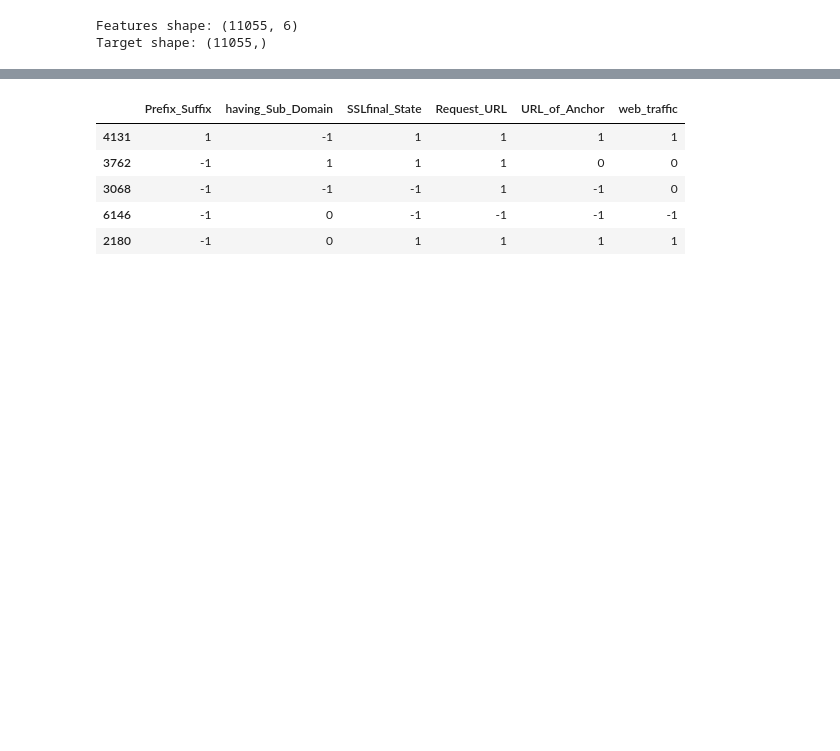
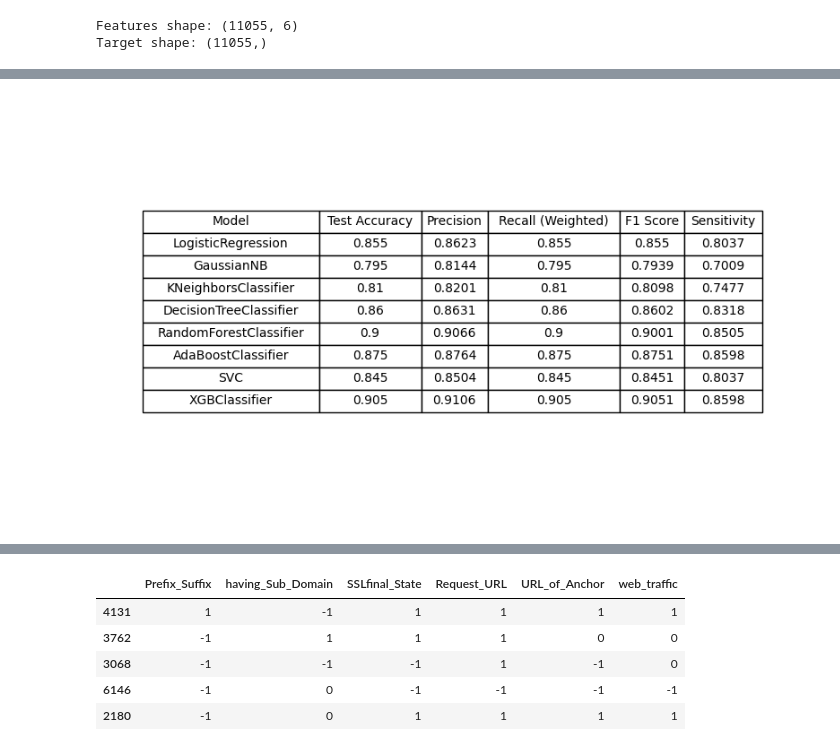
Before and after one commit to Vanillaicee17/Phishing-URL-Predictor, a Jupyter notebook: model/main.ipynb, the cells around one changed output, grey strips where cells are left out. Saved outputs shown, nothing was run; the diff lists cells and outputs as text; code cells hidden in the pictures; blank space fills up the shorter version.

```diff
--- a/model/main.ipynb
+++ b/model/main.ipynb
@@ -109,0 +185,45 @@ Test accuracy: 0.9312528267752148
+# %%
+import matplotlib.pyplot as plt
+
+# Data for the table
+models = [
+    "LogisticRegression", "GaussianNB", "KNeighborsClassifier",
+    "DecisionTreeClassifier", "RandomForestClassifier", "AdaBoostClassifier",
+    "SVC", "XGBClassifier"
+]
+
+test_accuracy = [0.8550, 0.7950, 0.8100, 0.8600, 0.9000, 0.8750, 0.8450, 0.9050]
+precision = [0.8623, 0.8144, 0.8201, 0.8631, 0.9066, 0.8764, 0.8504, 0.9106]
+recall_weighted = [0.8550, 0.7950, 0.8100, 0.8600, 0.9000, 0.8750, 0.8450, 0.9050]
+f1_score = [0.8550, 0.7939, 0.8098, 0.8602, 0.9001, 0.8751, 0.8451, 0.9051]
+sensitivity = [0.8037, 0.7009, 0.7477, 0.8318, 0.8505, 0.8598, 0.8037, 0.8598]
+
+# Create a figure and axis
+fig, ax = plt.subplots(figsize=(10, 6))  # Increased height
+ax.axis('tight')
+ax.axis('off')
+
+# Create table data
+table_data = [
+    [models[i], test_accuracy[i], precision[i], recall_weighted[i], f1_score[i], sensitivity[i]]
+    for i in range(len(models))
+]
+
+# Define column headers
+column_labels = ["Model", "Test Accuracy", "Precision", "Recall (Weighted)", "F1 Score", "Sensitivity"]
+
+# Create the table
+table = ax.table(cellText=table_data, colLabels=column_labels, cellLoc='center', loc='center')
+
+# Adjust table properties
+table.auto_set_font_size(False)
+table.set_fontsize(10)
+table.auto_set_column_width([0, 1, 2, 3, 4, 5])  # Auto-adjust column width
+
+# Increase row height
+table.scale(1, 1.5)  # 1.5x the default row height
+
+# Display the table
+plt.show()
+# %% [output]
+[figure, added]
```
Also changed, not shown: parts of 13 cells of this notebook, 4 other files.
